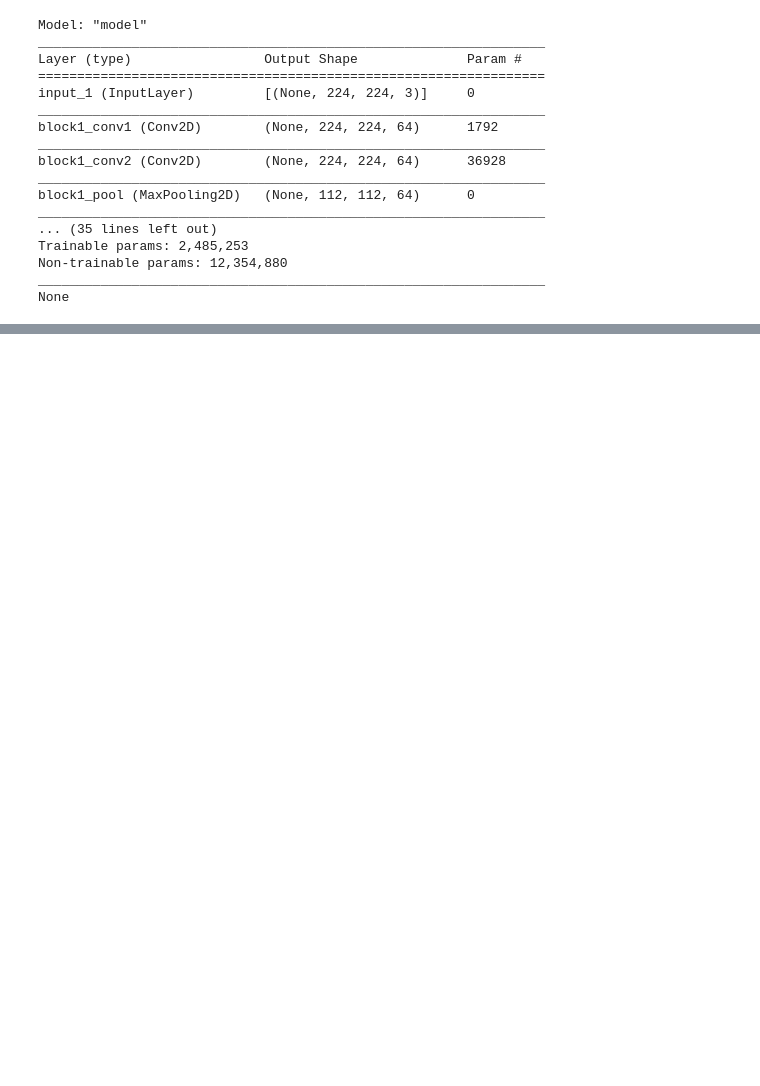
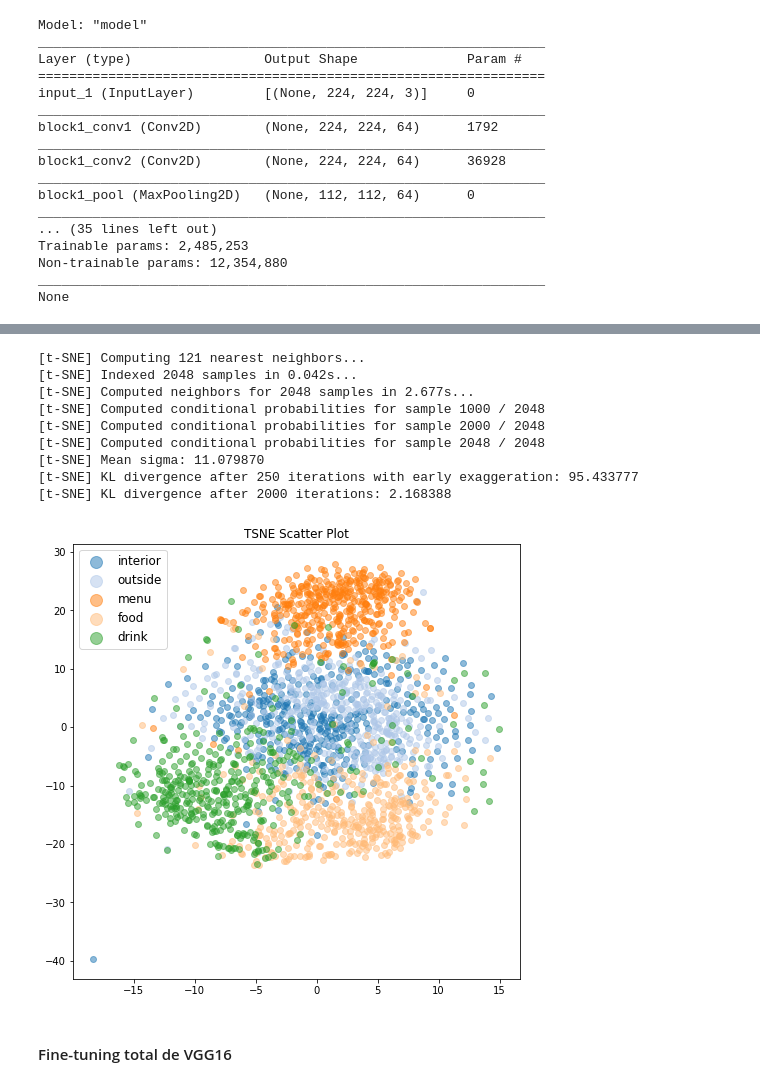
Before and after one commit to ThibaultDieudonne/Comments-and-Pictures-Classification, a Jupyter notebook: n.ipynb, the cells around one changed output, grey strips where cells are left out. Drawn from its saved outputs; the diff is of its cells as text; code cells hidden in the pictures; blank space fills up the shorter version.

```diff
--- a/n.ipynb
+++ b/n.ipynb
@@ -422,11 +412,11 @@ def display_learning_curves(hst):
         ax[i].set_ylabel(met)
         ax[i].legend(['train', 'val'])
 
-def tsne(mdl, lr=200.0):
+def tsne(mdl, lr=200.0, pp=40):
     target = [*map(lambda x:int(x[0]), list(np.concatenate([y for x, y in test_ds], axis=0)))]
     model_2 = tf.keras.models.Sequential(mdl.layers[:-1])
     res = model_2.predict(test_ds)
-    tsne = TSNE(n_components=2, verbose=1, perplexity=40, n_iter=2000, learning_rate=lr)
+    tsne = TSNE(n_components=2, verbose=1, perplexity=pp, n_iter=2000, learning_rate=lr)
     tsne_results = tsne.fit_transform(res)
     fig, ax = plt.subplots(figsize=(8,8))
     for lab in range(5):
@@ -464,23 +509,23 @@ val_ds = val_ds.prefetch(buffer_size=AUTOTUNE)
 # %%
-previously_trained = 1
+has_trained = 1
 
-layer_freeze = 17 # 19
+layer_freeze = 17
 
-if previously_trained:
-    model = tf.keras.models.load_model('vgg16_finetuned')
-    history = pd.read_csv('train_history.csv')
+if has_trained:
+    vgg_16_finetuned = tf.keras.models.load_model('vgg16_finetuned')
+    vgg_16_finetuned_history = pd.read_csv('vgg_16_finetuned_history.csv')
 else:
     vgg_model = tf.keras.applications.vgg16.VGG16(weights="imagenet", include_top=False, input_shape=(224, 224, 3))
     x = vgg_model.output
     x = tf.keras.layers.Flatten()(x)
     predictions = tf.keras.layers.Dense(5, activation='softmax')(x)
-    model = tf.keras.Model(inputs=vgg_model.input, outputs=predictions)
-    for layer in model.layers[:layer_freeze]:
+    vgg_16_finetuned = tf.keras.Model(inputs=vgg_model.input, outputs=predictions)
+    for layer in vgg_16_finetuned.layers[:layer_freeze]:
         layer.trainable = False
-    for layer in model.layers[layer_freeze:]:
+    for layer in vgg_16_finetuned.layers[layer_freeze:]:
         layer.trainable = True
 
-print(model.summary())
+print(vgg_16_finetuned.summary())
 # %% [output]
 Model: "model"
 _________________________________________________________________
@@ -563,0 +638,15 @@ None
+# %%
+tsne(vgg_16_finetuned)
+# %% [output]
+[t-SNE] Computing 121 nearest neighbors...
+[t-SNE] Indexed 2048 samples in 0.042s...
+[t-SNE] Computed neighbors for 2048 samples in 2.677s...
+[t-SNE] Computed conditional probabilities for sample 1000 / 2048
+[t-SNE] Computed conditional probabilities for sample 2000 / 2048
+[t-SNE] Computed conditional probabilities for sample 2048 / 2048
+[t-SNE] Mean sigma: 11.079870
+[t-SNE] KL divergence after 250 iterations with early exaggeration: 95.433777
+[t-SNE] KL divergence after 2000 iterations: 2.168388
+[figure, added]
+# %% [markdown]
+#### Fine-tuning total de VGG16
```
Also changed, not shown: parts of 35 cells of this notebook, 6 other files.
